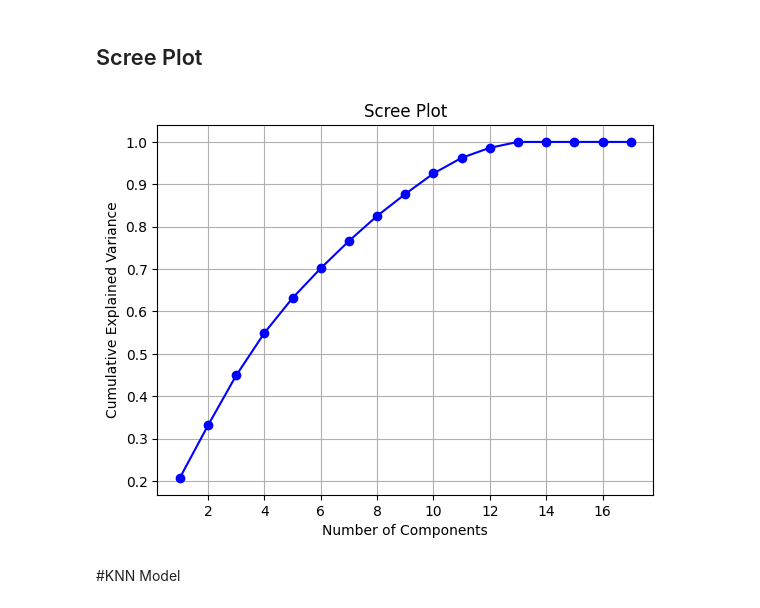
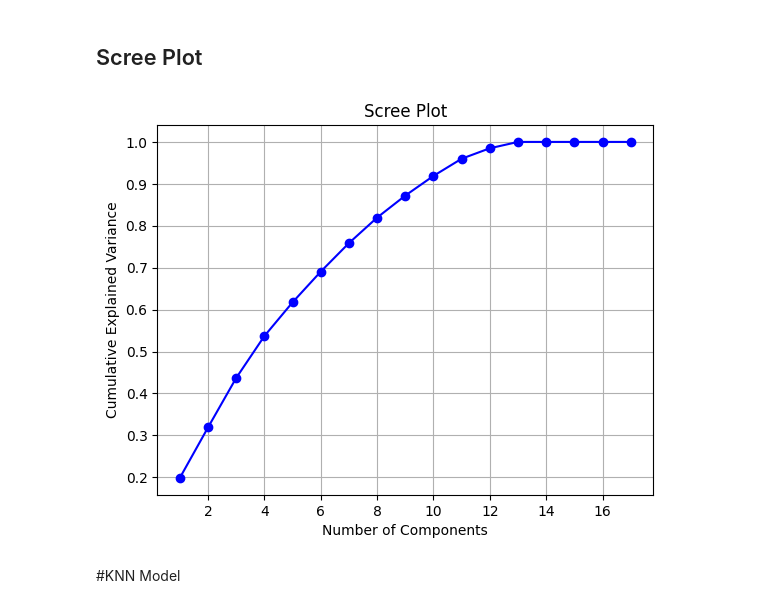
Before and after one commit to Mhoover41/Stroke-Prediction, a Jupyter notebook: Stroke_Prediction_Project_2_Melissa_Hoover.ipynb, the cells around one changed output. Drawn from its saved outputs; the diff is of its cells as text; code cells hidden in the pictures.

```diff
--- a/Stroke_Prediction_Project_2_Melissa_Hoover.ipynb
+++ b/Stroke_Prediction_Project_2_Melissa_Hoover.ipynb
@@ -1400,25 +1400,25 @@ X_test_processed_df.describe().round(2)
 # %%
 # Step 1: Data Preprocessing
 scaler = StandardScaler()
-scaled_data = scaler.fit_transform(X_test_processed)
+scaled_data = scaler.fit_transform(X_train_processed)
 
 # Step 2: Apply PCA
 pca = PCA()
 pca_result = pca.fit_transform(scaled_data)
 
 # Scree plot
 explained_variance_ratio = pca.explained_variance_ratio_
 cumulative_variance = np.cumsum(explained_variance_ratio)
 
 # Plotting the scree plot
 plt.plot(range(1, len(explained_variance_ratio) + 1), cumulative_variance, 'bo-')
 plt.xlabel('Number of Components')
 plt.ylabel('Cumulative Explained Variance')
 plt.title('Scree Plot')
 plt.grid(True)
 plt.show()
 # %% [output]
-[figure, old version]
+[figure, new version]
 # %%
 pca= PCA(n_components=10)
 # %%
```
Also changed, not shown: parts of 27 cells of this notebook.
